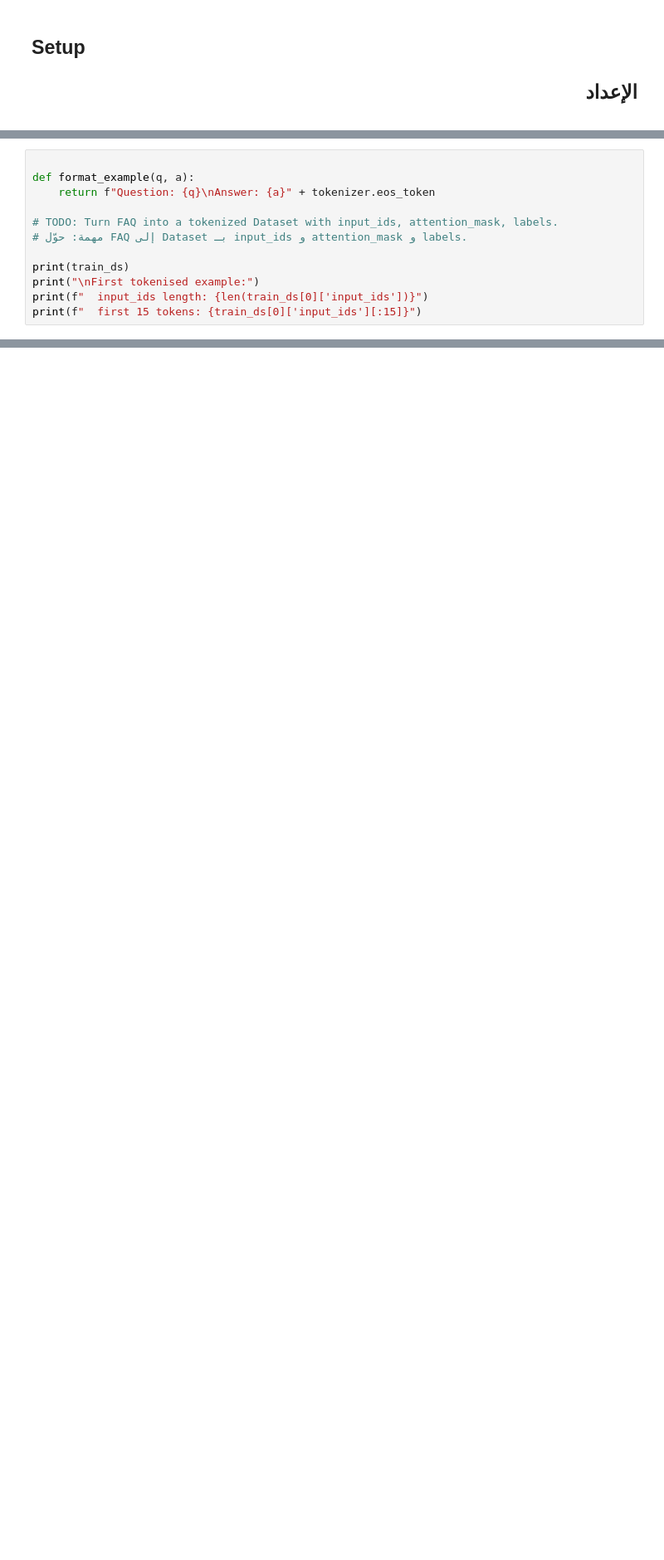
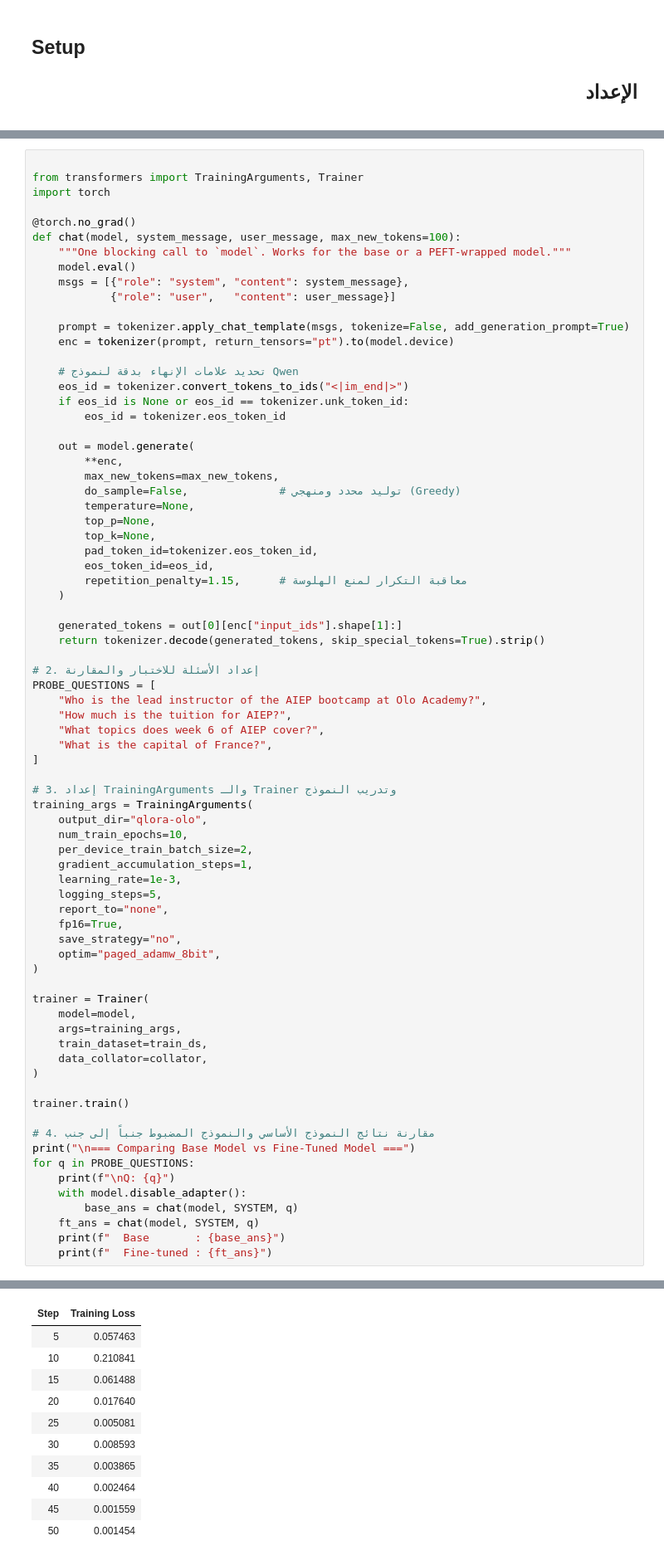
Before and after one commit to 0xRush/AIEP_Olo_student, a Jupyter notebook: week_6_llms/labs/D4_lora_quant/D4_lora_quant_guided.ipynb, the cells around one changed output, grey strips where cells are left out. Shown at 83% size. Drawn from its saved outputs; the diff is of its cells as text; blank space fills up the shorter version.

```diff
--- a/week_6_llms/labs/D4_lora_quant/D4_lora_quant_guided.ipynb
+++ b/week_6_llms/labs/D4_lora_quant/D4_lora_quant_guided.ipynb
@@ -265,12 +150,0 @@ print(f"Loaded {len(FAQ)} FAQ pairs.")
-# %%
-
-def format_example(q, a):
-    return f"Question: {q}\nAnswer: {a}" + tokenizer.eos_token
-
-# TODO: Turn FAQ into a tokenized Dataset with input_ids, attention_mask, labels.
-# مهمة: حوّل FAQ إلى Dataset بـ input_ids و attention_mask و labels.
-
-print(train_ds)
-print("\nFirst tokenised example:")
-print(f"  input_ids length: {len(train_ds[0]['input_ids'])}")
-print(f"  first 15 tokens: {train_ds[0]['input_ids'][:15]}")
@@ -489,0 +631,76 @@ Models — decided based on class pacing.
+# %%
+
+from transformers import TrainingArguments, Trainer
+import torch
+
+@torch.no_grad()
+def chat(model, system_message, user_message, max_new_tokens=100):
+    """One blocking call to `model`. Works for the base or a PEFT-wrapped model."""
+    model.eval()
+    msgs = [{"role": "system", "content": system_message},
+            {"role": "user",   "content": user_message}]
+
+    prompt = tokenizer.apply_chat_template(msgs, tokenize=False, add_generation_prompt=True)
+    enc = tokenizer(prompt, return_tensors="pt").to(model.device)
+
+    # تحديد علامات الإنهاء بدقة لنموذج Qwen
+    eos_id = tokenizer.convert_tokens_to_ids("<|im_end|>")
+    if eos_id is None or eos_id == tokenizer.unk_token_id:
+        eos_id = tokenizer.eos_token_id
+
+    out = model.generate(
+        **enc,
+        max_new_tokens=max_new_tokens,
+        do_sample=False,              # توليد محدد ومنهجي (Greedy)
+        temperature=None,
+        top_p=None,
+        top_k=None,
+        pad_token_id=tokenizer.eos_token_id,
+        eos_token_id=eos_id,
+        repetition_penalty=1.15,      # معاقبة التكرار لمنع الهلوسة
+    )
+
+    generated_tokens = out[0][enc["input_ids"].shape[1]:]
+    return tokenizer.decode(generated_tokens, skip_special_tokens=True).strip()
+
+# 2. إعداد الأسئلة للاختبار والمقارنة
+PROBE_QUESTIONS = [
+    "Who is the lead instructor of the AIEP bootcamp at Olo Academy?",
+    "How much is the tuition for AIEP?",
+    "What topics does week 6 of AIEP cover?",
+    "What is the capital of France?",
+]
+
+# 3. إعداد TrainingArguments والـ Trainer وتدريب النموذج
+training_args = TrainingArguments(
+    output_dir="qlora-olo",
+    num_train_epochs=10,
+    per_device_train_batch_size=2,
+    gradient_accumulation_steps=1,
+    learning_rate=1e-3,
+    logging_steps=5,
+    report_to="none",
+    fp16=True,
+    save_strategy="no",
+    optim="paged_adamw_8bit",
+)
+
+trainer = Trainer(
+    model=model,
+    args=training_args,
+    train_dataset=train_ds,
+    data_collator=collator,
+)
+
+trainer.train()
+
+# 4. مقارنة نتائج النموذج الأساسي والنموذج المضبوط جنباً إلى جنب
+print("\n=== Comparing Base Model vs Fine-Tuned Model ===")
+for q in PROBE_QUESTIONS:
+    print(f"\nQ: {q}")
+    with model.disable_adapter():
+        base_ans = chat(model, SYSTEM, q)
+    ft_ans = chat(model, SYSTEM, q)
+    print(f"  Base       : {base_ans}")
+    print(f"  Fine-tuned : {ft_ans}")
+# %% [output]
@@ -489,0 +708,11 @@ Models — decided based on class pacing.
+| Step | Training Loss |
+| 5 | 0.057463 |
+| 10 | 0.210841 |
+| 15 | 0.061488 |
+| 20 | 0.017640 |
+| 25 | 0.005081 |
+| 30 | 0.008593 |
+| 35 | 0.003865 |
+| 40 | 0.002464 |
+| 45 | 0.001559 |
+| 50 | 0.001454 |
```
Also changed, not shown: parts of 49 cells of this notebook.
